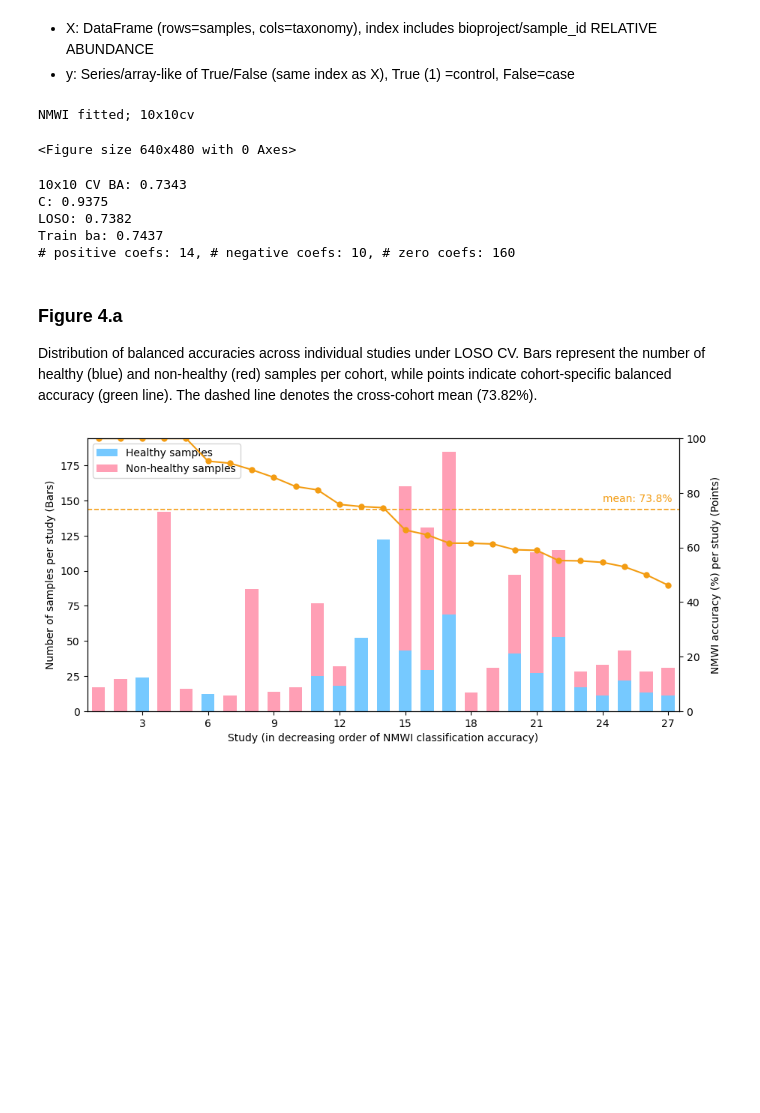
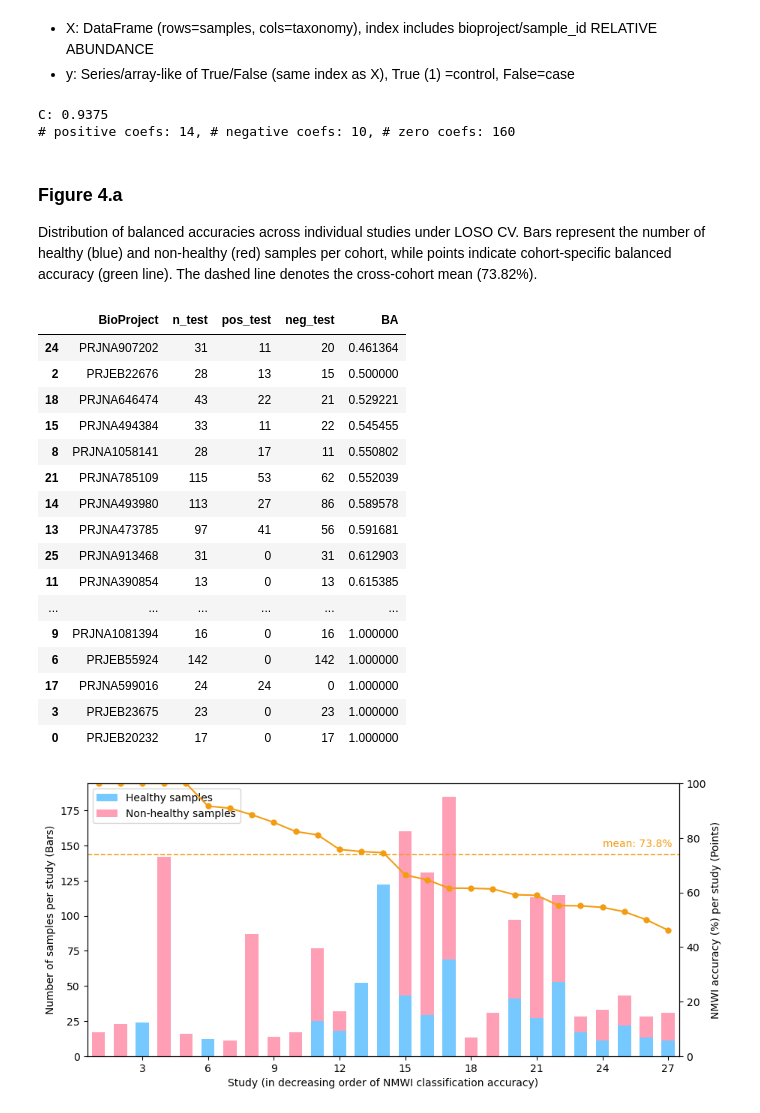
Before and after one commit to mabarrera12/NMWI, a Jupyter notebook: Codes/Notebook/Figure4.ipynb, the cells around one changed output. Drawn from its saved outputs; the diff is of its cells as text; code cells hidden in the pictures; blank space fills up the shorter version.

```diff
--- a/Codes/Notebook/Figure4.ipynb
+++ b/Codes/Notebook/Figure4.ipynb
@@ -54,22 +54,34 @@ Category  n_sample_id
 %run -i Codes/Auxiliary_files/LOSO.py # Run model
 
 ###### RESULTS SUMMARY
-print(f"10x10 CV BA: {scores.mean():.4f}") #print(f"10x10 CV SD: {scores.std():.4f}")
 print(f"C: {C:.4f}")
-print(f"LOSO: {mean_cv_ba:.4f}")
-print(f"Train ba: {train_bal_acc:.4f}")
 print(f"# positive coefs: {num_pos}, # negative coefs: {num_neg}, # zero coefs: {num_zero}")
 # %% [output]
-NMWI fitted; 10x10cv
+C: 0.9375
+# positive coefs: 14, # negative coefs: 10, # zero coefs: 160
-<Figure size 640x480 with 0 Axes>
-10x10 CV BA: 0.7343
-C: 0.9375
-LOSO: 0.7382
-Train ba: 0.7437
-# positive coefs: 14, # negative coefs: 10, # zero coefs: 160
 # %% [markdown]
 ### Figure 4.a
 Distribution of balanced accuracies across individual studies under LOSO CV. Bars represent the number of healthy (blue) and non-healthy (red) samples per cohort, while points indicate cohort-specific balanced accuracy (green line). The dashed line denotes the cross-cohort mean (73.82%).
+# %%
+loso_df
+# %% [output]
+|  | BioProject | n_test | pos_test | neg_test | BA |
+| 24 | PRJNA907202 | 31 | 11 | 20 | 0.461364 |
+| 2 | PRJEB22676 | 28 | 13 | 15 | 0.500000 |
+| 18 | PRJNA646474 | 43 | 22 | 21 | 0.529221 |
+| 15 | PRJNA494384 | 33 | 11 | 22 | 0.545455 |
+| 8 | PRJNA1058141 | 28 | 17 | 11 | 0.550802 |
+| 21 | PRJNA785109 | 115 | 53 | 62 | 0.552039 |
+| 14 | PRJNA493980 | 113 | 27 | 86 | 0.589578 |
+| 13 | PRJNA473785 | 97 | 41 | 56 | 0.591681 |
+| 25 | PRJNA913468 | 31 | 0 | 31 | 0.612903 |
+| 11 | PRJNA390854 | 13 | 0 | 13 | 0.615385 |
+| ... | ... | ... | ... | ... | ... |
+| 9 | PRJNA1081394 | 16 | 0 | 16 | 1.000000 |
+| 6 | PRJEB55924 | 142 | 0 | 142 | 1.000000 |
+| 17 | PRJNA599016 | 24 | 24 | 0 | 1.000000 |
+| 3 | PRJEB23675 | 23 | 0 | 23 | 1.000000 |
+| 0 | PRJEB20232 | 17 | 0 | 17 | 1.000000 |
 # %%
 ## Leave-one-study-out
 plot_df = loso_df.sort_values("BA", ascending=False).reset_index(drop=True)
```
Also changed, not shown: parts of 3 cells of this notebook, 3 other files.
